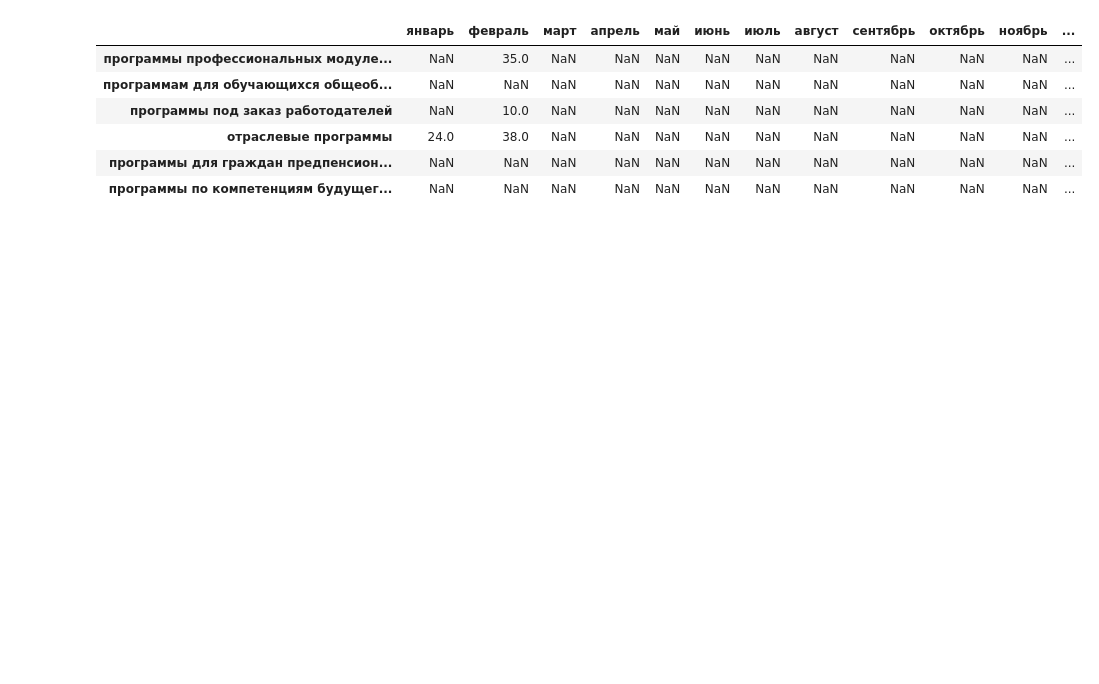
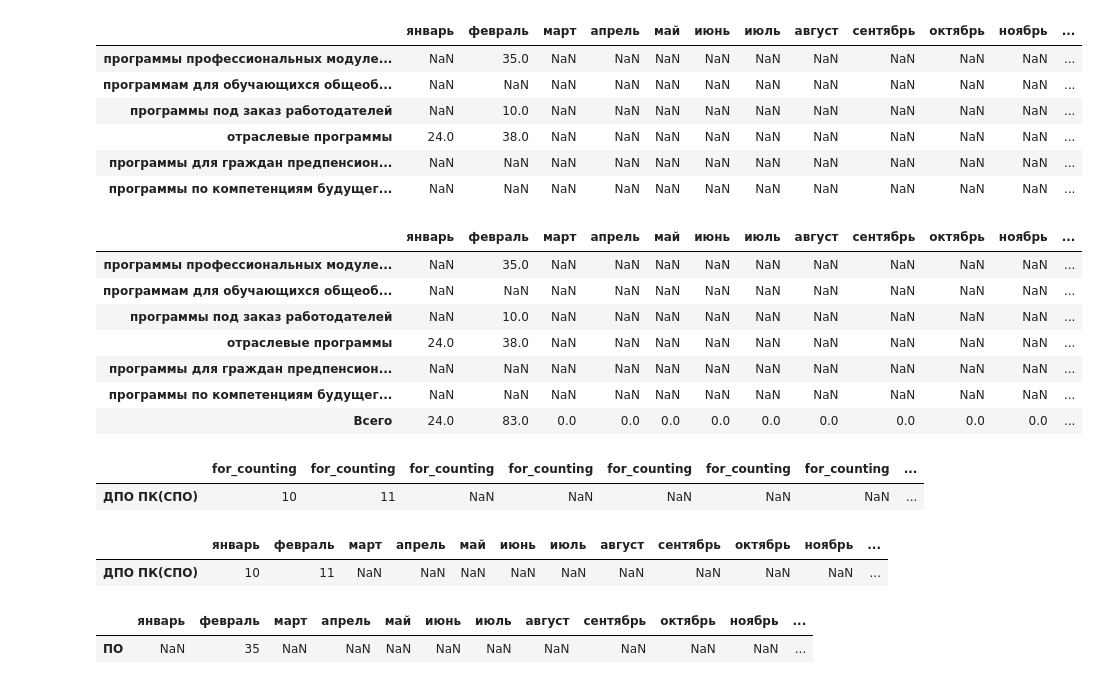
Before and after one commit to t0r1n88/Lindy, a Jupyter notebook: report_cat.ipynb, the cells around one changed output. Drawn from its saved outputs; the diff is of its cells as text; code cells hidden in the pictures; blank space fills up the shorter version.

```diff
--- a/report_cat.ipynb
+++ b/report_cat.ipynb
@@ -16,6 +19,8 @@ po_df = pd.read_excel(name_file_data_report,sheet_name='ПО')
 # %%
 dpo_df['for_counting'] = 1
 po_df['for_counting'] = 1
+# %%
+dpo_df = dpo_df[dpo_df['Дополнительная_профессиональная_программа_повышение_квалификации_профессиональная_переподготовка']=='Повышение квалификации']
 # %%
 # Создаем файл excel
 wb = openpyxl.Workbook()
@@ -61,3 +61,21 @@ base_df
 | отраслевые программы | 24.0 | 38.0 | NaN | NaN | NaN | NaN | NaN | NaN | NaN | NaN | NaN | ... |
 | программы для граждан предпенсион... | NaN | NaN | NaN | NaN | NaN | NaN | NaN | NaN | NaN | NaN | NaN | ... |
 | программы по компетенциям будущег... | NaN | NaN | NaN | NaN | NaN | NaN | NaN | NaN | NaN | NaN | NaN | ... |
+# %%
+# Суммируем столбцы, превращаем в датафрейм и транспонируем столбец в строку
+sum_month = base_df.sum(axis=0).to_frame().T
+# Меняем индекс
+sum_month.index = ['Всего']
+# %%
+base_df = pd.concat([base_df,sum_month])
+# %%
+base_df
+# %% [output]
+|  | январь | февраль | март | апрель | май | июнь | июль | август | сентябрь | октябрь | ноябрь | ... |
+| программы профессиональных модуле... | NaN | 35.0 | NaN | NaN | NaN | NaN | NaN | NaN | NaN | NaN | NaN | ... |
+| программам для обучающихся общеоб... | NaN | NaN | NaN | NaN | NaN | NaN | NaN | NaN | NaN | NaN | NaN | ... |
+| программы под заказ работодателей | NaN | 10.0 | NaN | NaN | NaN | NaN | NaN | NaN | NaN | NaN | NaN | ... |
+| отраслевые программы | 24.0 | 38.0 | NaN | NaN | NaN | NaN | NaN | NaN | NaN | NaN | NaN | ... |
+| программы для граждан предпенсион... | NaN | NaN | NaN | NaN | NaN | NaN | NaN | NaN | NaN | NaN | NaN | ... |
+| программы по компетенциям будущег... | NaN | NaN | NaN | NaN | NaN | NaN | NaN | NaN | NaN | NaN | NaN | ... |
+| Всего | 24.0 | 83.0 | 0.0 | 0.0 | 0.0 | 0.0 | 0.0 | 0.0 | 0.0 | 0.0 | 0.0 | ... |
@@ -63,0 +123,5 @@ base_df
+# %%
+base_spo_df
+# %% [output]
+|  | for_counting | for_counting | for_counting | for_counting | for_counting | for_counting | for_counting | ... |
+| ДПО ПК(СПО) | 10 | 11 | NaN | NaN | NaN | NaN | NaN | ... |
@@ -63,0 +130,5 @@ base_df
+# %%
+base_spo_df
+# %% [output]
+|  | январь | февраль | март | апрель | май | июнь | июль | август | сентябрь | октябрь | ноябрь | ... |
+| ДПО ПК(СПО) | 10 | 11 | NaN | NaN | NaN | NaN | NaN | NaN | NaN | NaN | NaN | ... |
@@ -63,0 +151,5 @@ base_df
+# %%
+base_po_df
+# %% [output]
+|  | январь | февраль | март | апрель | май | июнь | июль | август | сентябрь | октябрь | ноябрь | ... |
+| ПО | NaN | 35 | NaN | NaN | NaN | NaN | NaN | NaN | NaN | NaN | NaN | ... |
```
Also changed, not shown: parts of 20 cells of this notebook.
